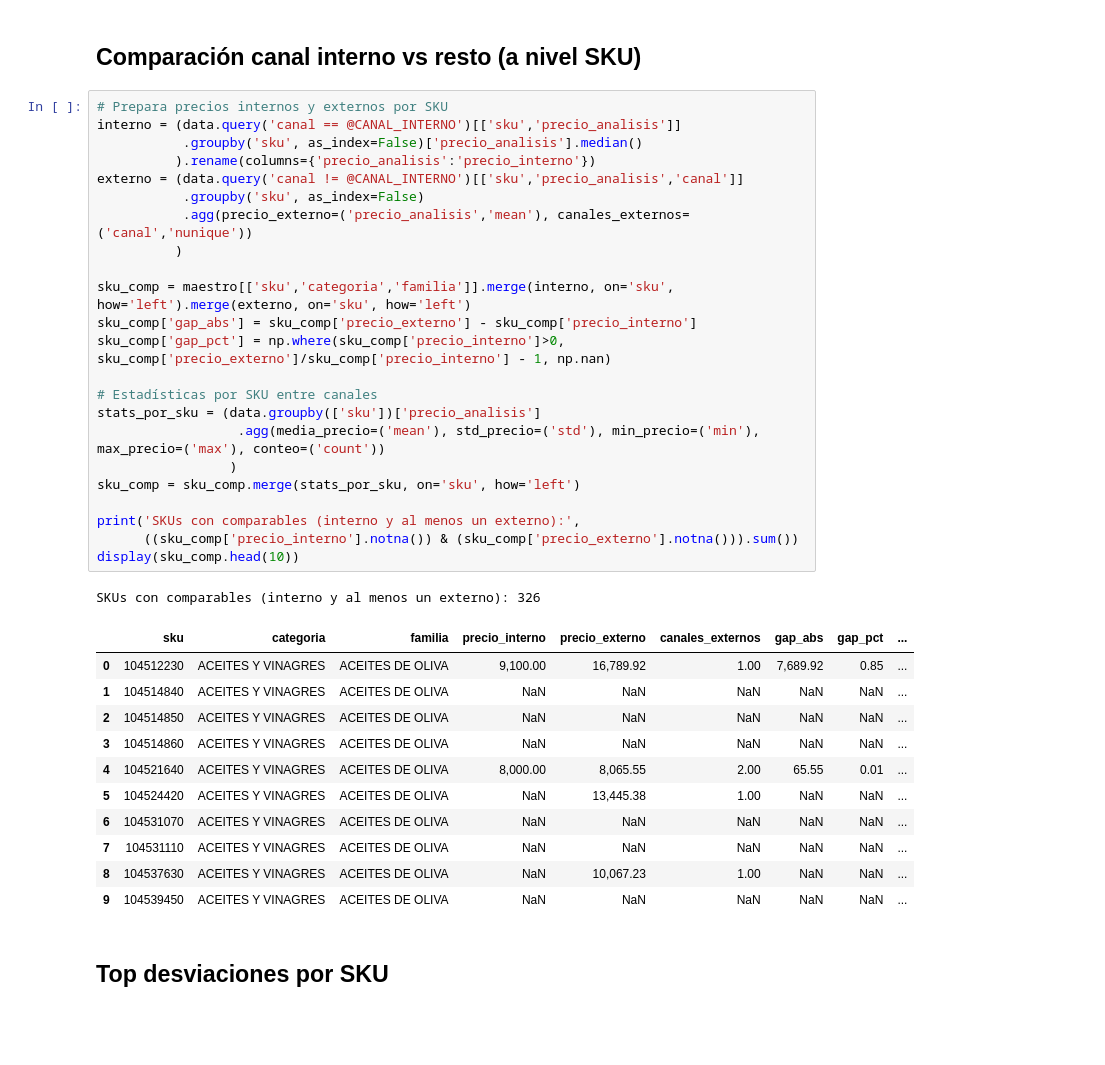
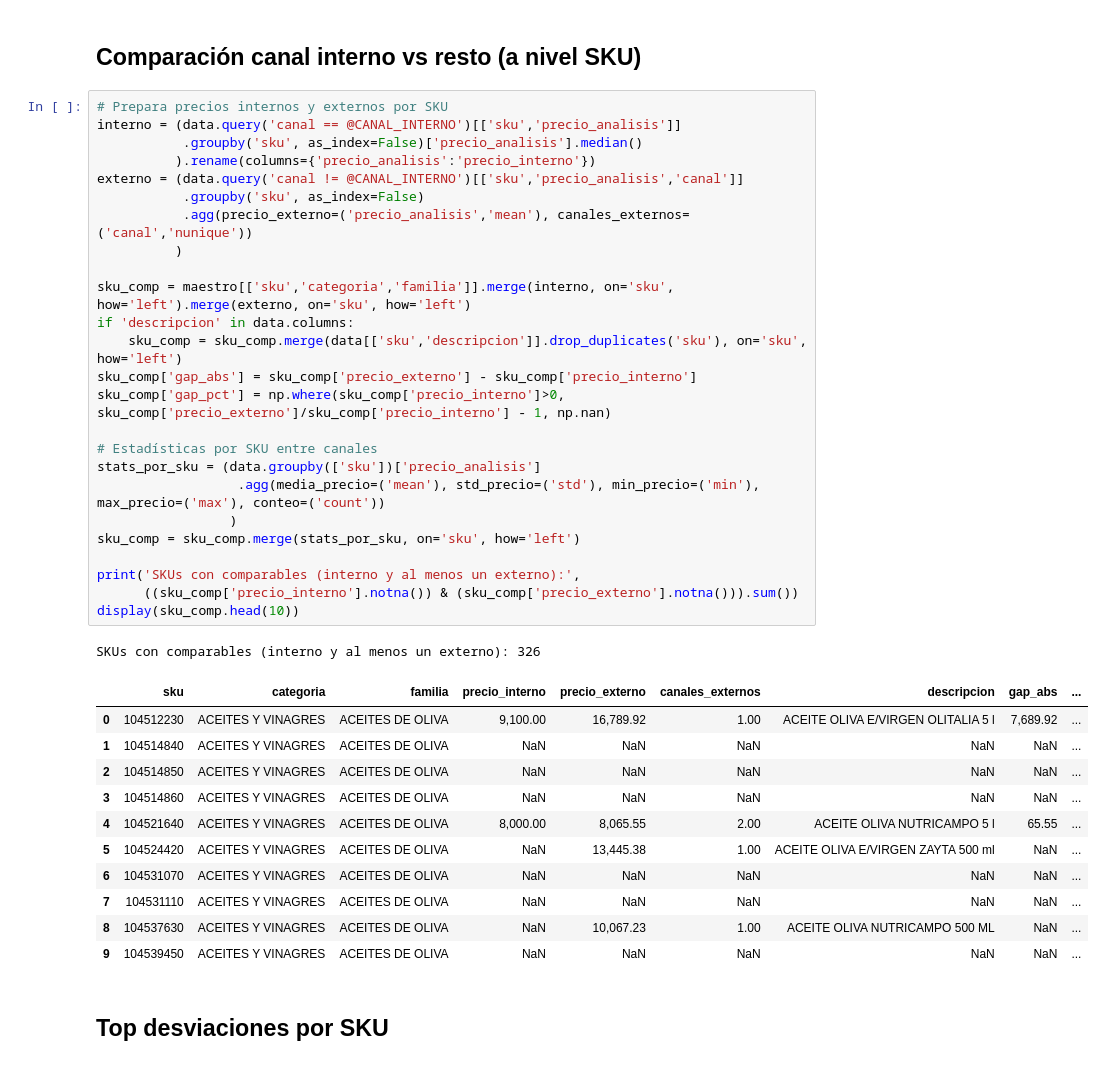
Before and after one commit to sicatalan/posicionamiento, a Jupyter notebook: analisis_posicionamiento.ipynb, the cells around one changed output. Cells and saved outputs as stored; diff of their text form; blank space fills up the shorter version.

```diff
--- a/analisis_posicionamiento.ipynb
+++ b/analisis_posicionamiento.ipynb
@@ -199,38 +199,40 @@ Rango de fechas: 2025-10-17 00:00:00 → 2025-10-28 00:00:00
 # %%
 # Prepara precios internos y externos por SKU
 interno = (data.query('canal == @CANAL_INTERNO')[['sku','precio_analisis']]
            .groupby('sku', as_index=False)['precio_analisis'].median()
           ).rename(columns={'precio_analisis':'precio_interno'})
 externo = (data.query('canal != @CANAL_INTERNO')[['sku','precio_analisis','canal']]
            .groupby('sku', as_index=False)
            .agg(precio_externo=('precio_analisis','mean'), canales_externos=('canal','nunique'))
           )
 
 sku_comp = maestro[['sku','categoria','familia']].merge(interno, on='sku', how='left').merge(externo, on='sku', how='left')
+if 'descripcion' in data.columns:
+    sku_comp = sku_comp.merge(data[['sku','descripcion']].drop_duplicates('sku'), on='sku', how='left')
 sku_comp['gap_abs'] = sku_comp['precio_externo'] - sku_comp['precio_interno']
 sku_comp['gap_pct'] = np.where(sku_comp['precio_interno']>0, sku_comp['precio_externo']/sku_comp['precio_interno'] - 1, np.nan)
 
 # Estadísticas por SKU entre canales
 stats_por_sku = (data.groupby(['sku'])['precio_analisis']
                   .agg(media_precio=('mean'), std_precio=('std'), min_precio=('min'), max_precio=('max'), conteo=('count'))
                  )
 sku_comp = sku_comp.merge(stats_por_sku, on='sku', how='left')
 
 print('SKUs con comparables (interno y al menos un externo):',
       ((sku_comp['precio_interno'].notna()) & (sku_comp['precio_externo'].notna())).sum())
 display(sku_comp.head(10))
 # %% [output]
 SKUs con comparables (interno y al menos un externo): 326
-|  | sku | categoria | familia | precio_interno | precio_externo | canales_externos | gap_abs | gap_pct | ... |
-| 0 | 104512230 | ACEITES Y VINAGRES | ACEITES DE OLIVA | 9,100.00 | 16,789.92 | 1.00 | 7,689.92 | 0.85 | ... |
+|  | sku | categoria | familia | precio_interno | precio_externo | canales_externos | descripcion | gap_abs | ... |
+| 0 | 104512230 | ACEITES Y VINAGRES | ACEITES DE OLIVA | 9,100.00 | 16,789.92 | 1.00 | ACEITE OLIVA E/VIRGEN OLITALIA 5 l | 7,689.92 | ... |
 | 1 | 104514840 | ACEITES Y VINAGRES | ACEITES DE OLIVA | NaN | NaN | NaN | NaN | NaN | ... |
 | 2 | 104514850 | ACEITES Y VINAGRES | ACEITES DE OLIVA | NaN | NaN | NaN | NaN | NaN | ... |
 | 3 | 104514860 | ACEITES Y VINAGRES | ACEITES DE OLIVA | NaN | NaN | NaN | NaN | NaN | ... |
-| 4 | 104521640 | ACEITES Y VINAGRES | ACEITES DE OLIVA | 8,000.00 | 8,065.55 | 2.00 | 65.55 | 0.01 | ... |
-| 5 | 104524420 | ACEITES Y VINAGRES | ACEITES DE OLIVA | NaN | 13,445.38 | 1.00 | NaN | NaN | ... |
+| 4 | 104521640 | ACEITES Y VINAGRES | ACEITES DE OLIVA | 8,000.00 | 8,065.55 | 2.00 | ACEITE OLIVA NUTRICAMPO 5 l | 65.55 | ... |
+| 5 | 104524420 | ACEITES Y VINAGRES | ACEITES DE OLIVA | NaN | 13,445.38 | 1.00 | ACEITE OLIVA E/VIRGEN ZAYTA 500 ml | NaN | ... |
 | 6 | 104531070 | ACEITES Y VINAGRES | ACEITES DE OLIVA | NaN | NaN | NaN | NaN | NaN | ... |
 | 7 | 104531110 | ACEITES Y VINAGRES | ACEITES DE OLIVA | NaN | NaN | NaN | NaN | NaN | ... |
-| 8 | 104537630 | ACEITES Y VINAGRES | ACEITES DE OLIVA | NaN | 10,067.23 | 1.00 | NaN | NaN | ... |
+| 8 | 104537630 | ACEITES Y VINAGRES | ACEITES DE OLIVA | NaN | 10,067.23 | 1.00 | ACEITE OLIVA NUTRICAMPO 500 ML | NaN | ... |
 | 9 | 104539450 | ACEITES Y VINAGRES | ACEITES DE OLIVA | NaN | NaN | NaN | NaN | NaN | ... |
 # %% [markdown]
 ## Top desviaciones por SKU
```
Also changed, not shown: parts of 3 cells of this notebook, 1 other file.
